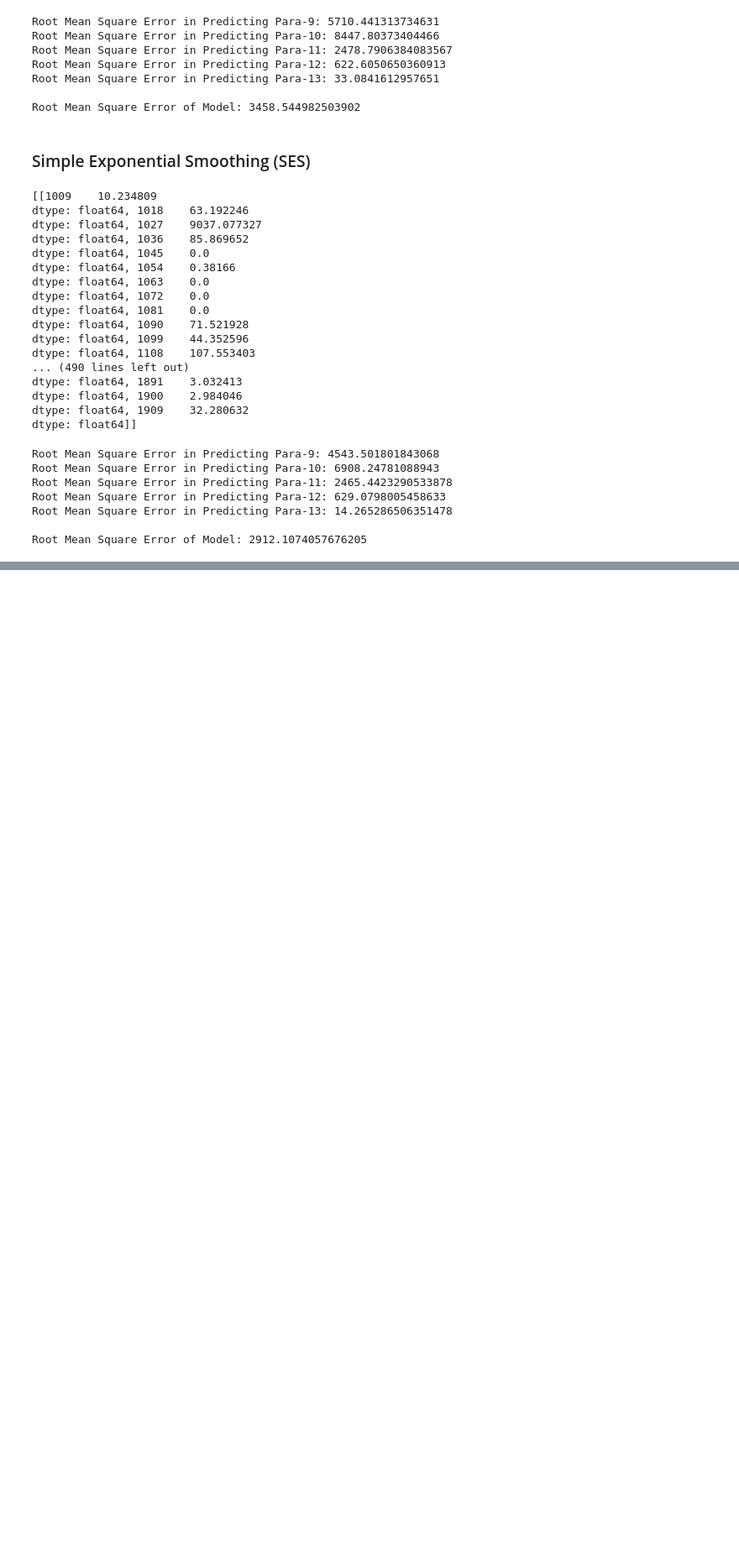
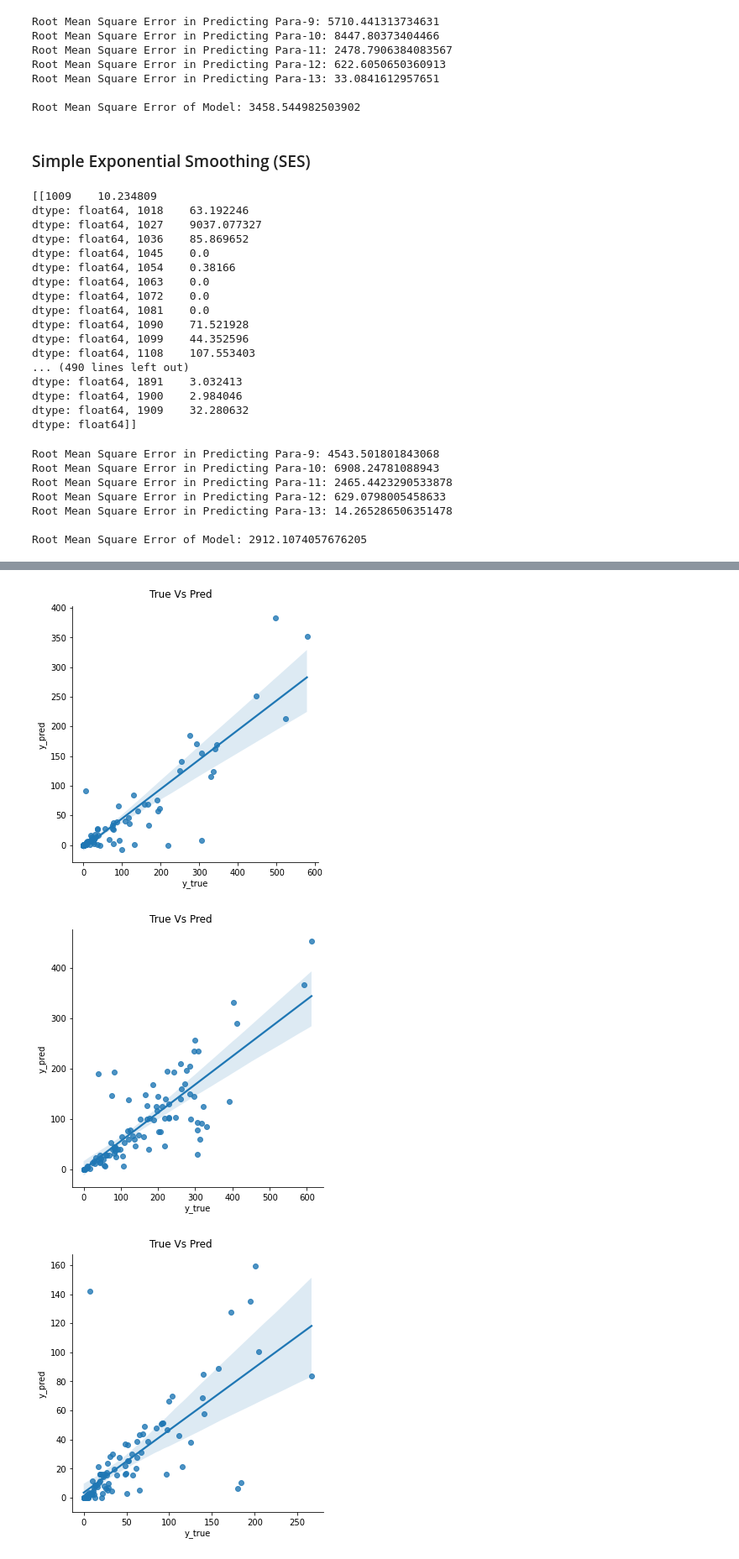
Before and after one commit to bhavyatyagi/Prediction-in-Time-Series-Dataset, a Jupyter notebook: Bhavya_102097014_4CS2_BIS_Project1.ipynb, the cells around one changed output, grey strips where cells are left out. Shown: that part at 84% size. Saved outputs shown, nothing was run; the diff lists cells and outputs as text; code cells hidden in the pictures; blank space fills up the shorter version.

```diff
--- a/Bhavya_102097014_4CS2_BIS_Project1.ipynb
+++ b/Bhavya_102097014_4CS2_BIS_Project1.ipynb
@@ -461,0 +425,5 @@ X
+# %%
+y_pred=pd.DataFrame(master_result, dtype='float')
+y_pred=y_pred.transpose()
+y_pred.columns=['Pred9','Pred10','Pred11','Pred12','Pred13']
+y_pred
@@ -461,0 +444,3 @@ X
+# %%
+df_pred=pd.concat([y,y_pred], axis=1).reset_index(drop=True)
+df_pred
@@ -461,0 +461,9 @@ X
+# %%
+ for i in range(9,14):
+  g = sns.lmplot(x=f'Para-{i}', y =f'Pred{i}',data=df_pred)
+  g.fig.suptitle('True Vs Pred', y=1.02)
+  g.set_axis_labels('y_true', 'y_pred');
+# %% [output]
+[figure, added]
+[figure, added]
+[figure, added]
```
Also changed, not shown: parts of 13 cells of this notebook.
